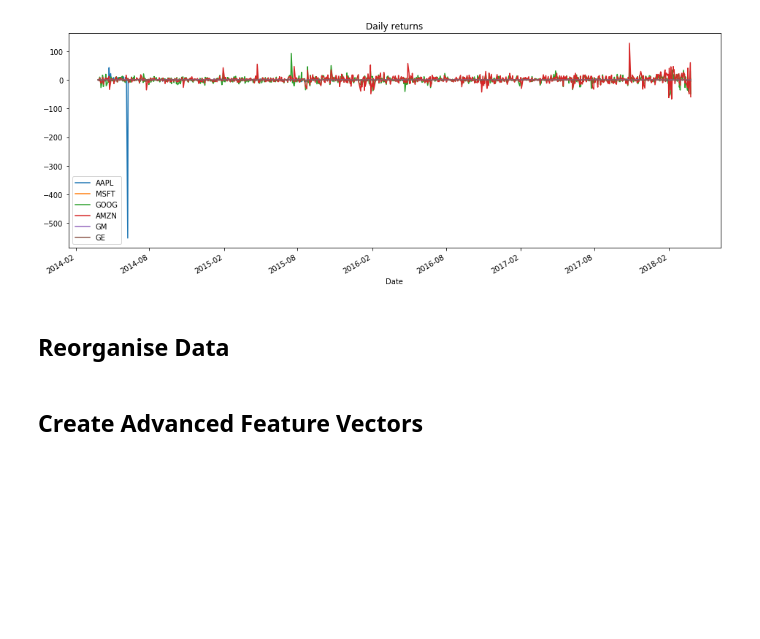
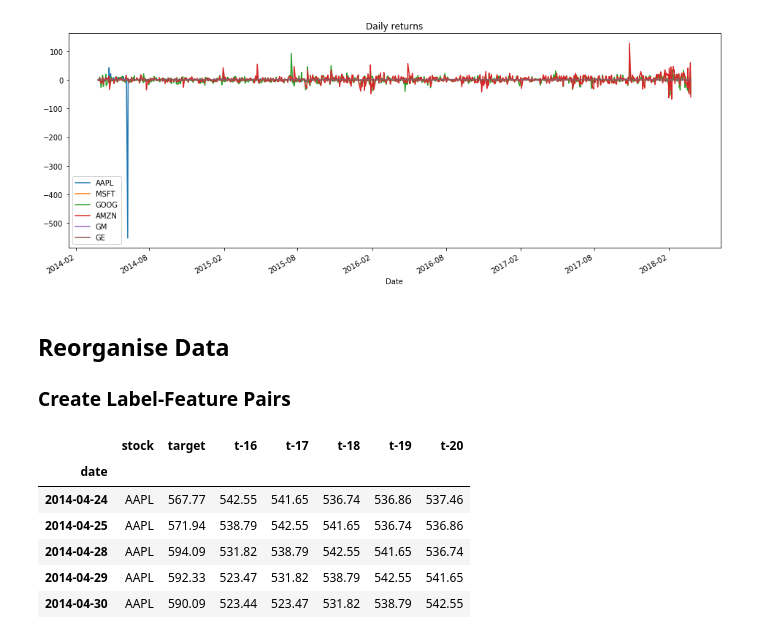
Before and after one commit to sithankanna/ML2, a Jupyter notebook: TimeSeries_Tutorial.ipynb, the cells around one changed output. Cells and saved outputs as stored; diff of their text form; code cells hidden in the pictures; blank space fills up the shorter version.

```diff
--- a/TimeSeries_Tutorial.ipynb
+++ b/TimeSeries_Tutorial.ipynb
@@ -54,5 +52,22 @@ plt.show()
 [figure]
 # %% [markdown]
 ## Reorganise Data
+### Create Label-Feature Pairs
-# %% [markdown]
-## Create Advanced Feature Vectors
+# %%
+look_ahead = 15 # days
+window = 5 # days
+n = len(df_price)
+
+# create label-feature-pairs
+label_feature_pair = []
+for stck in df_price:
+    timeseries = df_price[stck]
+
+    for i in range(n - look_ahead - window+1):
+
+        t = (timeseries.index[i+window+look_ahead-1], ) # date
+
+        y_t = (timeseries.iloc[i+window+look_ahead-1], ) # target price
+        X_t = tuple(timeseries.iloc[i:i+window])[::-1] # list of features (i.e. previous prices)
+
+        label_feature_pair.append(t + (stck,)+  y_t + X_t)
@@ -58,0 +84,10 @@ plt.show()
+# %%
+data.head()
+# %% [output]
+|  | stock | target | t-16 | t-17 | t-18 | t-19 | t-20 |
+| date |  |  |  |  |  |  |  |
+| 2014-04-24 | AAPL | 567.77 | 542.55 | 541.65 | 536.74 | 536.86 | 537.46 |
+| 2014-04-25 | AAPL | 571.94 | 538.79 | 542.55 | 541.65 | 536.74 | 536.86 |
+| 2014-04-28 | AAPL | 594.09 | 531.82 | 538.79 | 542.55 | 541.65 | 536.74 |
+| 2014-04-29 | AAPL | 592.33 | 523.47 | 531.82 | 538.79 | 542.55 | 541.65 |
+| 2014-04-30 | AAPL | 590.09 | 523.44 | 523.47 | 531.82 | 538.79 | 542.55 |
```
Also changed, not shown: parts of 14 cells of this notebook.
